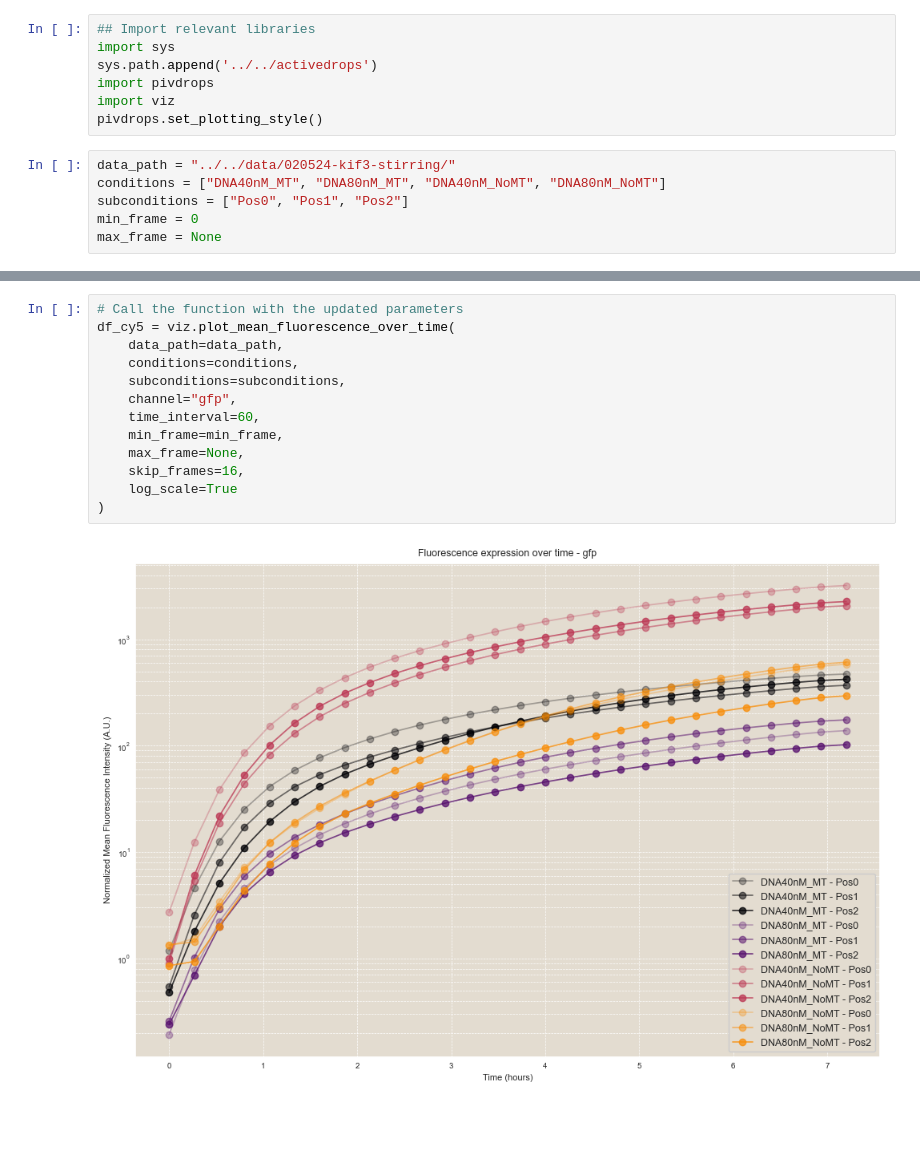
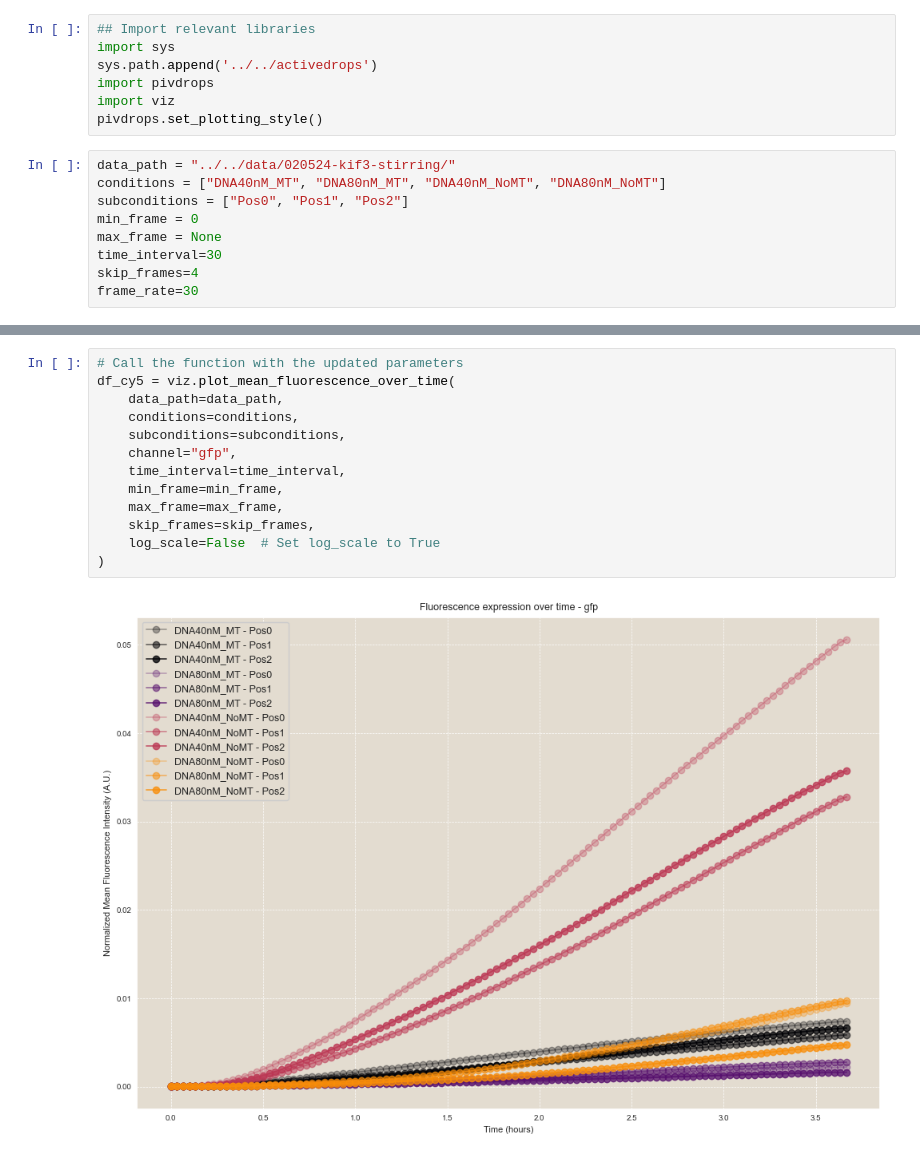
Before and after one commit to dalarios/activedrops, a Jupyter notebook: code/exploratory/kif3_stirring.ipynb, the cells around one changed output, grey strips where cells are left out. Cells and saved outputs as stored; diff of their text form; blank space fills up the shorter version.

```diff
--- a/code/exploratory/kif3_stirring.ipynb
+++ b/code/exploratory/kif3_stirring.ipynb
@@ -11,6 +11,9 @@ conditions = ["DNA40nM_MT", "DNA80nM_MT", "DNA40nM_NoMT", "DNA80nM_NoMT"]
 subconditions = ["Pos0", "Pos1", "Pos2"]
 min_frame = 0
 max_frame = None
+time_interval=30
+skip_frames=4
+frame_rate=30
 # %%
 # Call the function with the updated parameters
 df_cy5 = viz.plot_mean_fluorescence_over_time(
@@ -29,18 +32,18 @@ df_cy5 = viz.plot_mean_fluorescence_over_time(
 # %%
 # Call the function with the updated parameters
 df_cy5 = viz.plot_mean_fluorescence_over_time(
     data_path=data_path,
     conditions=conditions,
     subconditions=subconditions,
     channel="gfp",
-    time_interval=60,
+    time_interval=time_interval,
     min_frame=min_frame,
-    max_frame=None,
-    skip_frames=16,
-    log_scale=True
+    max_frame=max_frame,
+    skip_frames=skip_frames,
+    log_scale=False  # Set log_scale to True
 )
 # %% [output]
-[figure, old version]
+[figure, new version]
 # %%
 viz.process_all_conditions_and_subconditions(
     data_path=data_path,
```
Also changed, not shown: parts of 11 cells of this notebook, 3 other files.
